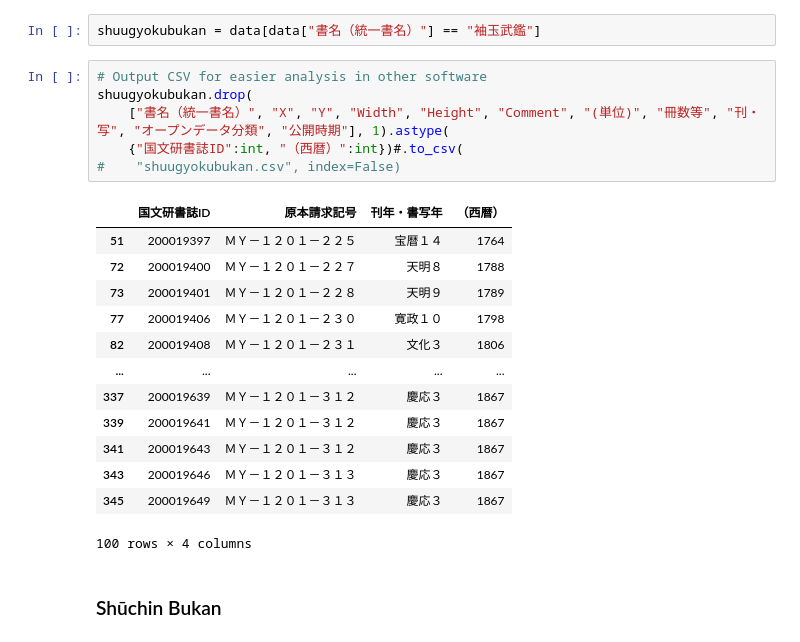
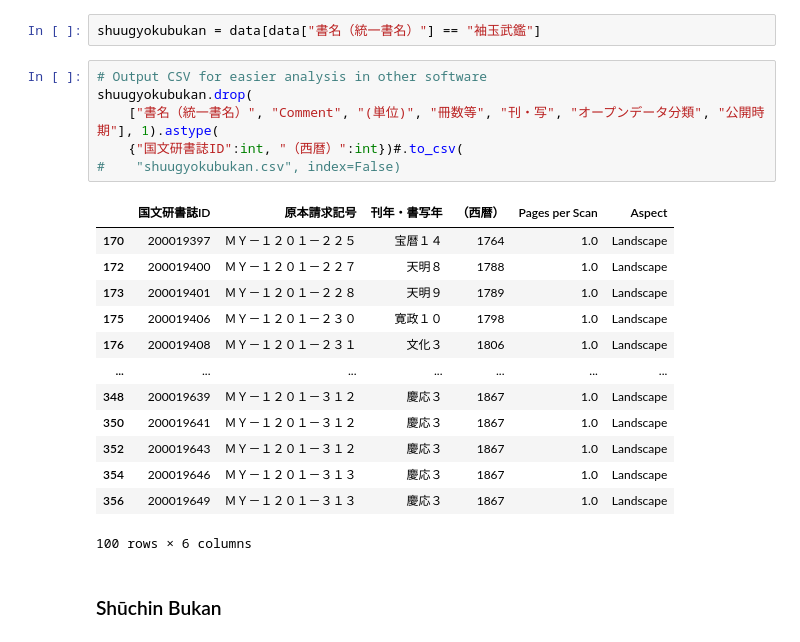
Before and after one commit to leyhline/bukan-collection, a Jupyter notebook: 00-data-validation.ipynb, the cells around one changed output. Drawn from its saved outputs; the diff is of its cells as text.

```diff
--- a/00-data-validation.ipynb
+++ b/00-data-validation.ipynb
@@ -130,23 +131,23 @@ shuugyokubukan = data[data["書名（統一書名）"] == "袖玉武鑑"]
 # %%
 # Output CSV for easier analysis in other software
 shuugyokubukan.drop(
-    ["書名（統一書名）", "X", "Y", "Width", "Height", "Comment", "(単位)", "冊数等", "刊・写", "オープンデータ分類", "公開時期"], 1).astype(
+    ["書名（統一書名）", "Comment", "(単位)", "冊数等", "刊・写", "オープンデータ分類", "公開時期"], 1).astype(
     {"国文研書誌ID":int, "（西暦）":int})#.to_csv(
 #    "shuugyokubukan.csv", index=False)
 # %% [output]
-|  | 国文研書誌ID | 原本請求記号 | 刊年・書写年 | （西暦） |
-| 51 | 200019397 | ＭＹ－１２０１－２２５ | 宝暦１４ | 1764 |
-| 72 | 200019400 | ＭＹ－１２０１－２２７ | 天明８ | 1788 |
-| 73 | 200019401 | ＭＹ－１２０１－２２８ | 天明９ | 1789 |
-| 77 | 200019406 | ＭＹ－１２０１－２３０ | 寛政１０ | 1798 |
-| 82 | 200019408 | ＭＹ－１２０１－２３１ | 文化３ | 1806 |
-| ... | ... | ... | ... | ... |
-| 337 | 200019639 | ＭＹ－１２０１－３１２ | 慶応３ | 1867 |
-| 339 | 200019641 | ＭＹ－１２０１－３１２ | 慶応３ | 1867 |
-| 341 | 200019643 | ＭＹ－１２０１－３１２ | 慶応３ | 1867 |
-| 343 | 200019646 | ＭＹ－１２０１－３１３ | 慶応３ | 1867 |
-| 345 | 200019649 | ＭＹ－１２０１－３１３ | 慶応３ | 1867 |
+|  | 国文研書誌ID | 原本請求記号 | 刊年・書写年 | （西暦） | Pages per Scan | Aspect |
+| 170 | 200019397 | ＭＹ－１２０１－２２５ | 宝暦１４ | 1764 | 1.0 | Landscape |
+| 172 | 200019400 | ＭＹ－１２０１－２２７ | 天明８ | 1788 | 1.0 | Landscape |
+| 173 | 200019401 | ＭＹ－１２０１－２２８ | 天明９ | 1789 | 1.0 | Landscape |
+| 175 | 200019406 | ＭＹ－１２０１－２３０ | 寛政１０ | 1798 | 1.0 | Landscape |
+| 176 | 200019408 | ＭＹ－１２０１－２３１ | 文化３ | 1806 | 1.0 | Landscape |
+| ... | ... | ... | ... | ... | ... | ... |
+| 348 | 200019639 | ＭＹ－１２０１－３１２ | 慶応３ | 1867 | 1.0 | Landscape |
+| 350 | 200019641 | ＭＹ－１２０１－３１２ | 慶応３ | 1867 | 1.0 | Landscape |
+| 352 | 200019643 | ＭＹ－１２０１－３１２ | 慶応３ | 1867 | 1.0 | Landscape |
+| 354 | 200019646 | ＭＹ－１２０１－３１３ | 慶応３ | 1867 | 1.0 | Landscape |
+| 356 | 200019649 | ＭＹ－１２０１－３１３ | 慶応３ | 1867 | 1.0 | Landscape |
-100 rows × 4 columns
+100 rows × 6 columns
 # %% [markdown]
 ### Shūchin Bukan
 # %% [markdown]
```
Also changed, not shown: parts of 5 cells of this notebook, 1 other file.
